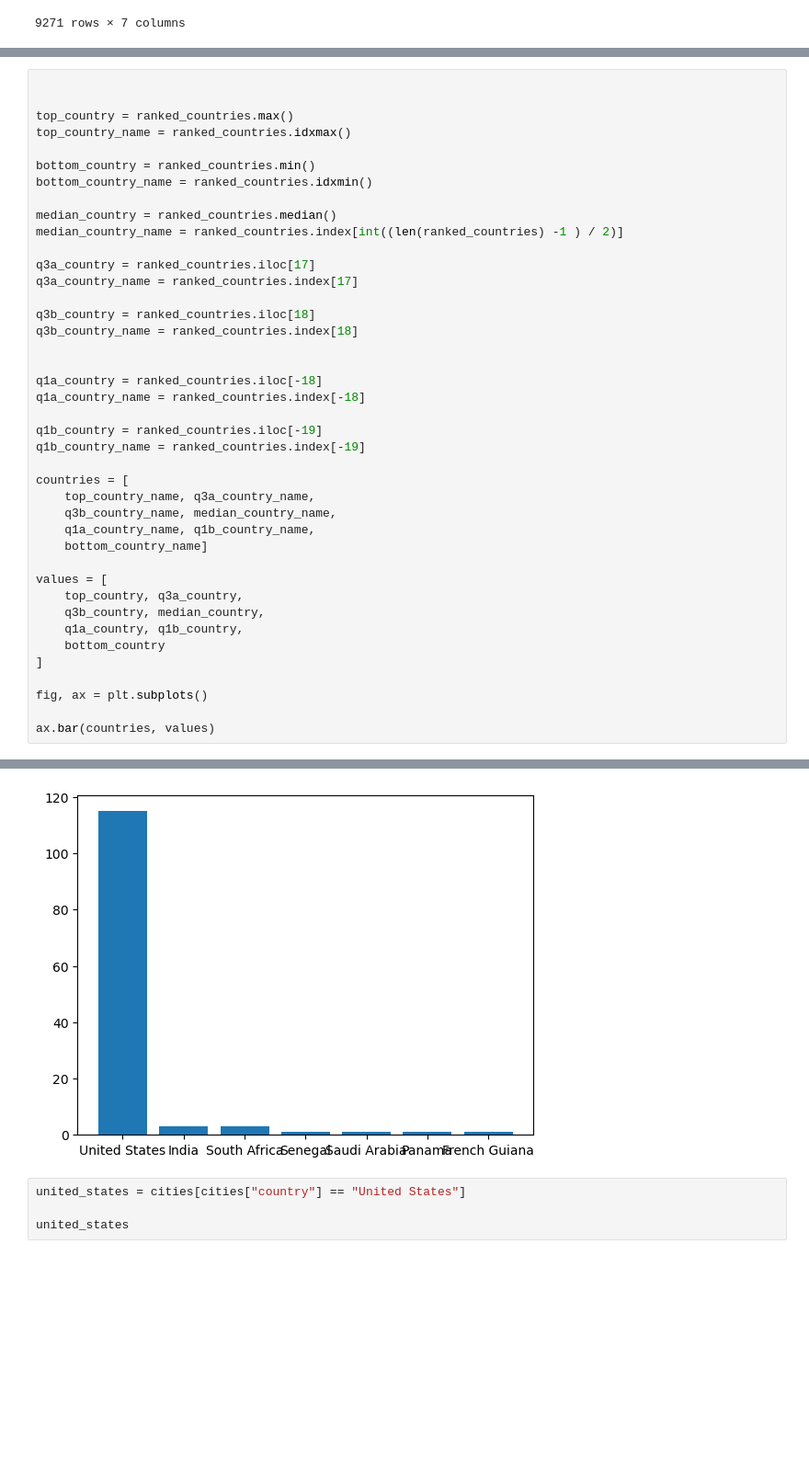
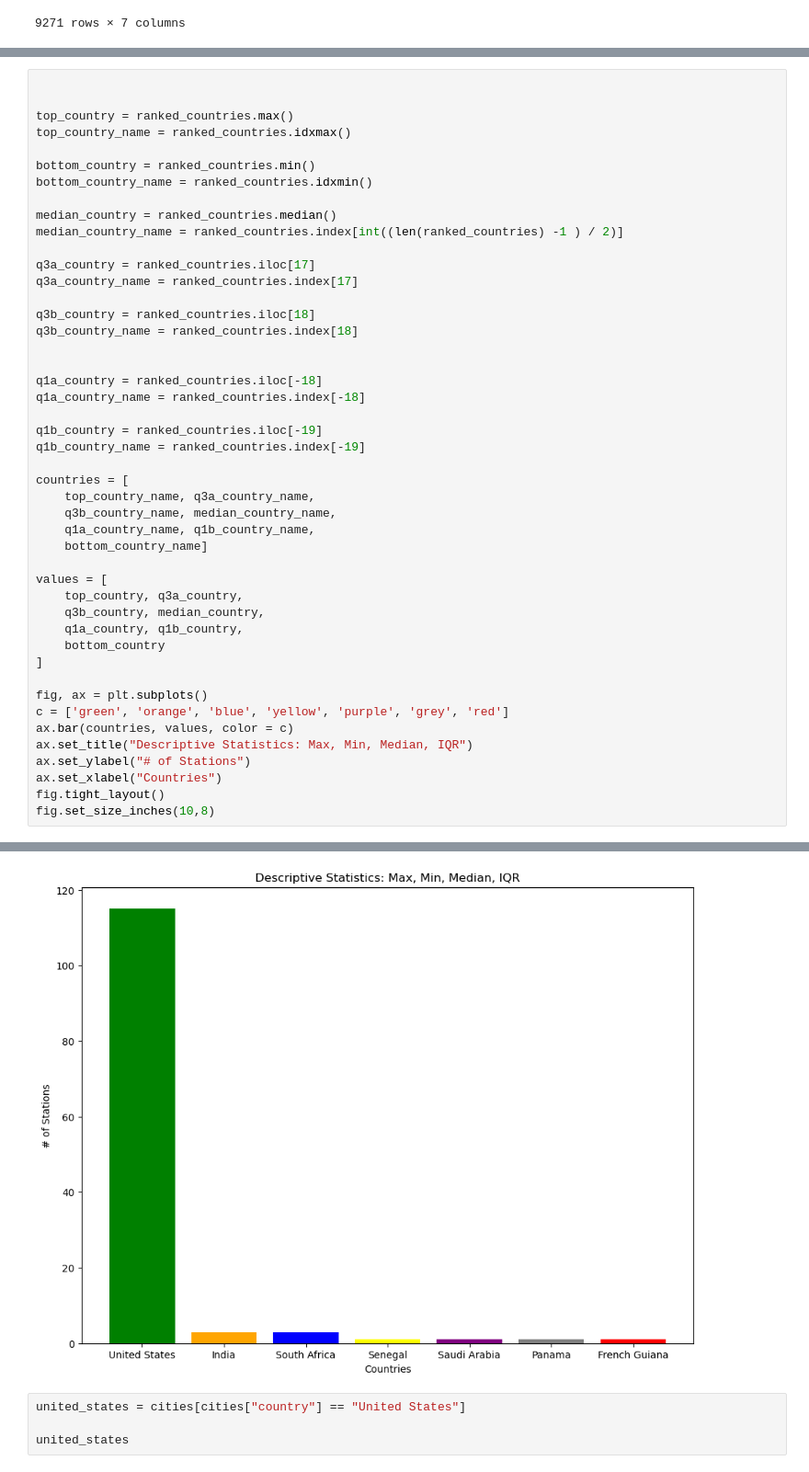
Before and after one commit to JaimeVRodriguez/transit_systems_of_word_eda, a Jupyter notebook: notebooks/testing.ipynb, the cells around one changed output, grey strips where cells are left out. Shown at 92% size. Drawn from its saved outputs; the diff is of its cells as text; blank space fills up the shorter version.

Commit message:
Changed IQR plot.

```diff
--- a/notebooks/testing.ipynb
+++ b/notebooks/testing.ipynb
@@ -172,6 +176,11 @@ values = [
 ]
 
 fig, ax = plt.subplots()
-
-ax.bar(countries, values)
+c = ['green', 'orange', 'blue', 'yellow', 'purple', 'grey', 'red']
+ax.bar(countries, values, color = c)
+ax.set_title("Descriptive Statistics: Max, Min, Median, IQR")
+ax.set_ylabel("# of Stations")
+ax.set_xlabel("Countries")
+fig.tight_layout()
+fig.set_size_inches(10,8)
 # %% [output]
@@ -179,4 +187,4 @@ ax.bar(countries, values)
-[figure, old version]
+[figure, new version]
 # %%
 united_states = cities[cities["country"] == "United States"]
 
```
Also changed, not shown: parts of 6 cells of this notebook, 1 other file.
